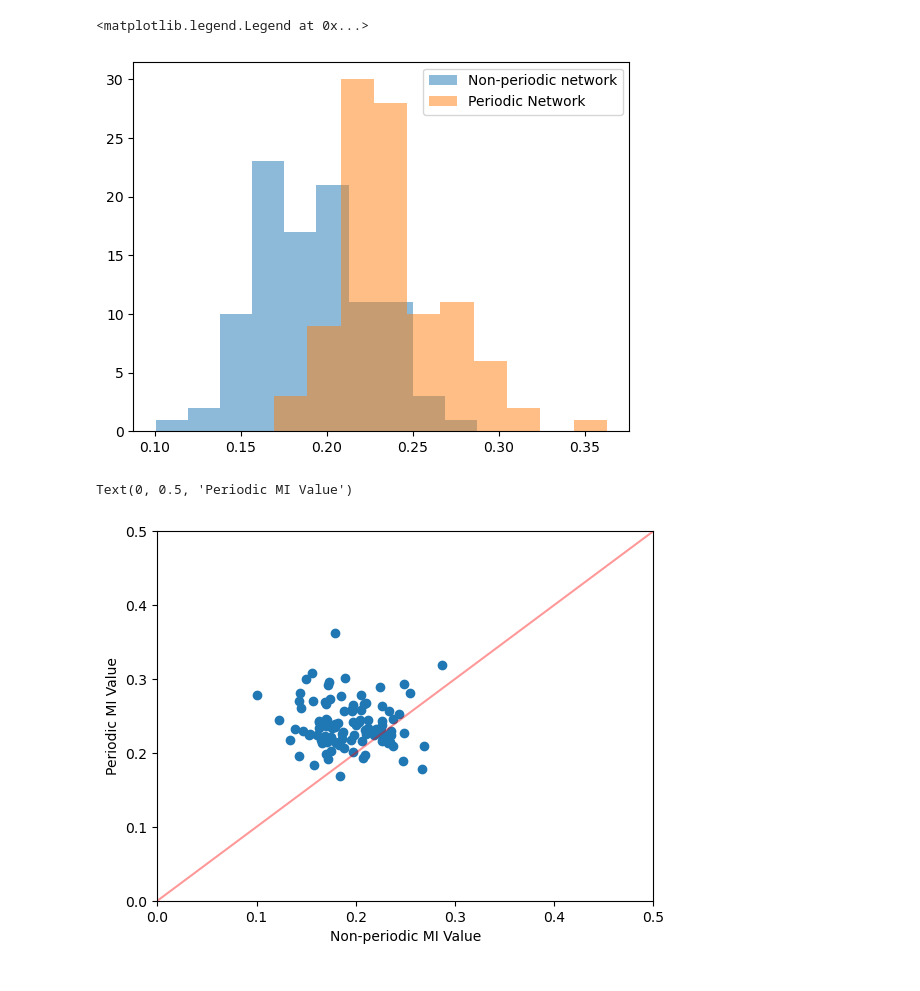
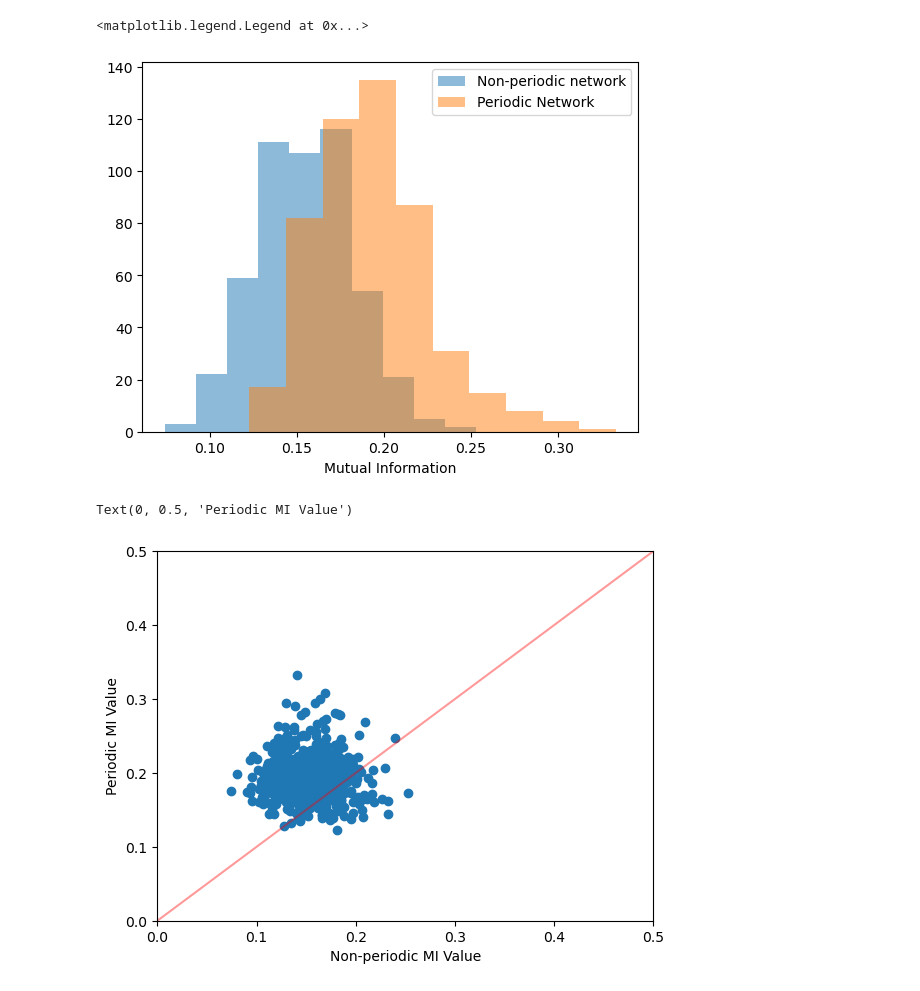
Before and after one commit to liamfdoherty/mi-capacity, a Jupyter notebook: information_capacity_corrupted_sin.ipynb, the cells around one changed output. Cells and saved outputs as stored; diff of their text form; code cells hidden in the pictures.

```diff
--- a/information_capacity_corrupted_sin.ipynb
+++ b/information_capacity_corrupted_sin.ipynb
@@ -10,7 +10,8 @@ import matplotlib.pyplot as plt
 import numpy as np
 # %%
 noise_level = 0.0
-x_vals = torch.Tensor(np.sort(5*torch.randn(1000)))
+spread_value = 10.0
+x_vals = torch.Tensor(np.sort(spread_value*torch.randn(1000)))
 y_vals = torch.sin(x_vals) + noise_level*torch.randn(1000)
 # %%
 plt.scatter(x_vals, y_vals)
@@ -60,9 +61,10 @@ Score With Periodic Activation: 0.23118784758266742
 # %%
 nonperiodic_examples = []
 periodic_examples = []
-for trial in range(100):
-    print(f"Trial: {trial}")
-    x_vals = torch.Tensor(np.sort(5*torch.randn(1000)))
+for trial in range(500):
+    if trial % 100 == 0:
+        print(f"Trial: {trial}")
+    x_vals = torch.Tensor(np.sort(spread_value*torch.randn(1000)))
     y_vals = torch.sin(x_vals) + noise_level*torch.randn(1000)
     trainloader = torch.utils.data.DataLoader(list(zip(x_vals, y_vals)), batch_size = 1)
 
@@ -91,10 +81,11 @@ Trial: 99
 # %%
 plt.hist(nonperiodic_examples, alpha = 0.5, label = "Non-periodic network")
 plt.hist(periodic_examples, alpha = 0.5, label = "Periodic Network")
+plt.xlabel("Mutual Information")
 plt.legend(loc = "upper right")
 # %% [output]
 <matplotlib.legend.Legend at 0x...>
-[figure, old version]
+[figure, new version]
 # %%
 plt.scatter(nonperiodic_examples, periodic_examples)
 vals = np.linspace(0.00, 0.5, 100)
@@ -105,4 +96,4 @@ plt.xlabel("Non-periodic MI Value")
 plt.ylabel("Periodic MI Value")
 # %% [output]
 Text(0, 0.5, 'Periodic MI Value')
-[figure, old version]
+[figure, new version]
```
Also changed, not shown: parts of 4 cells of this notebook.
